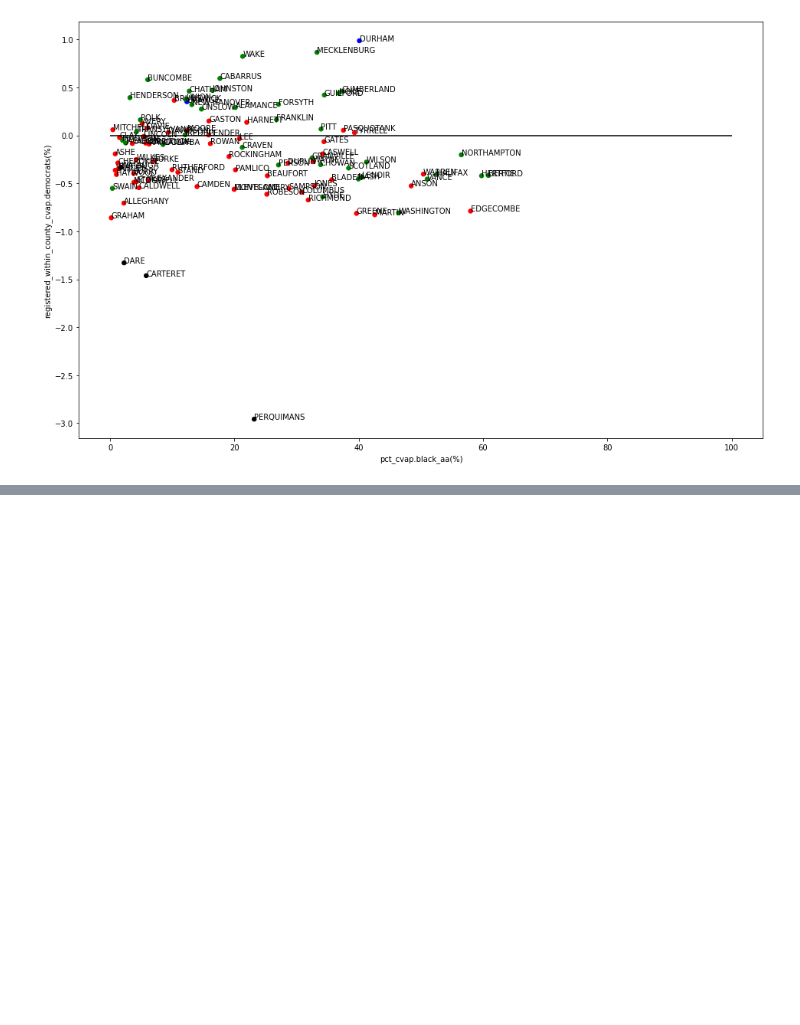
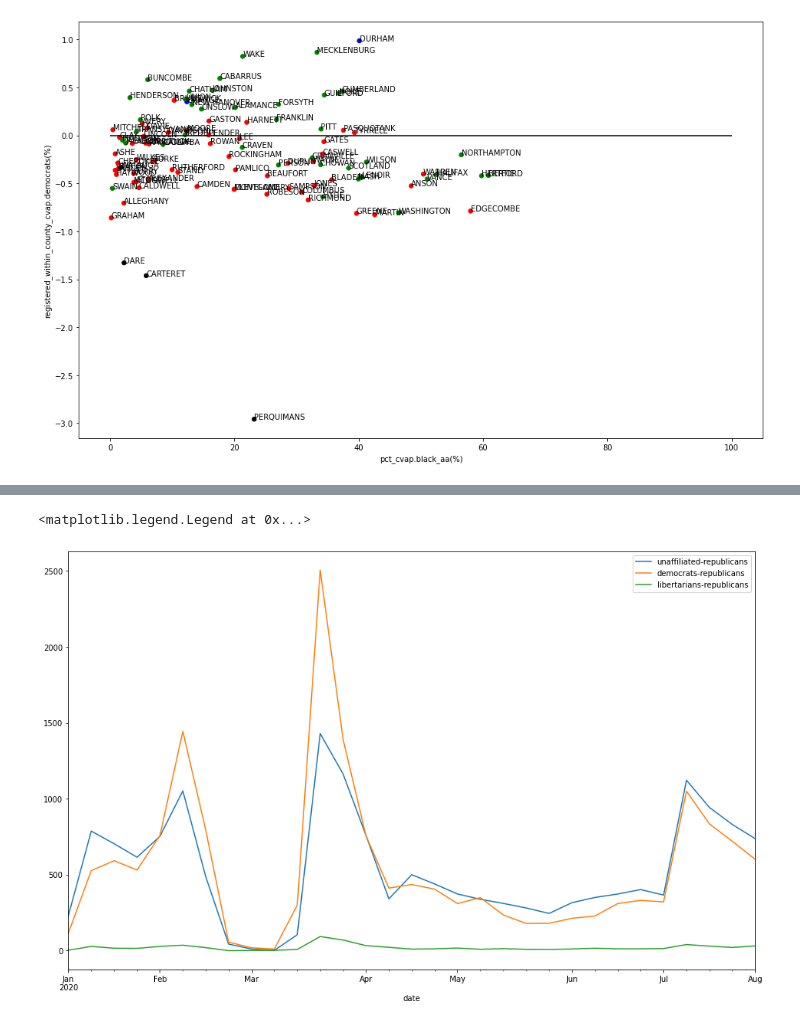
Before and after one commit to mookerji/nc-2020-dat, a Jupyter notebook: process-data-nc-2020.ipynb, the cells around one changed output, grey strips where cells are left out. Cells and saved outputs as stored; diff of their text form; code cells hidden in the pictures; blank space fills up the shorter version.

```diff
--- a/process-data-nc-2020.ipynb
+++ b/process-data-nc-2020.ipynb
@@ -543,0 +611,9 @@ ax.hlines(0, 0, 100)
+# %%
+party = party_changes[party_changes.party_to == 'republicans']
+for p in ['unaffiliated', 'democrats', 'libertarians']:
+    dfgp = party[party.party_from == p]
+    dfgp.groupby(pd.Grouper(key="date", freq="1W")).party_to.count().plot(label=p+'-republicans')
+plt.legend()
+# %% [output]
+<matplotlib.legend.Legend at 0x...>
+[figure, added]
```
Also changed, not shown: parts of 12 cells of this notebook, 1 other file.
